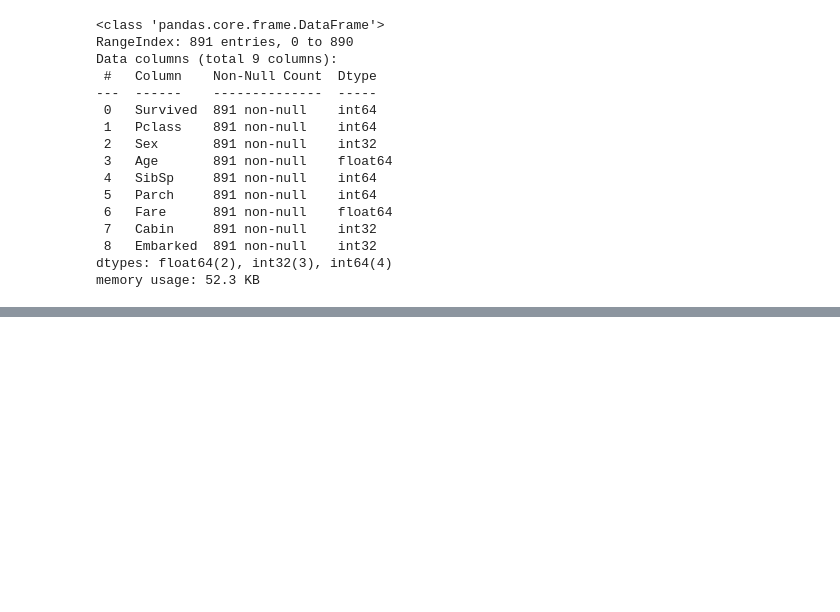
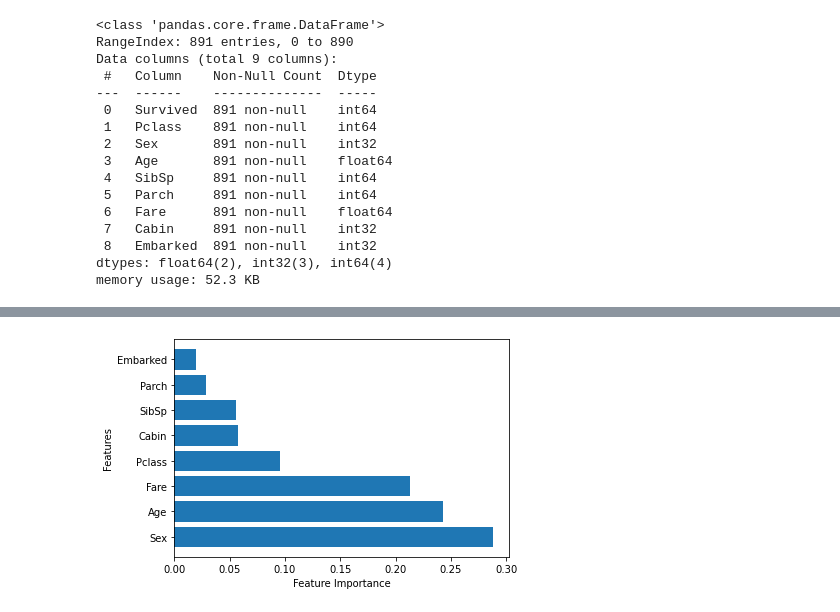
Before and after one commit to luckyspia/TIL, a Jupyter notebook: Machine_Learning/03.Algorithm.ipynb, the cells around one changed output, grey strips where cells are left out. Drawn from its saved outputs; the diff is of its cells as text; code cells hidden in the pictures; blank space fills up the shorter version.

```diff
--- a/Machine_Learning/03.Algorithm.ipynb
+++ b/Machine_Learning/03.Algorithm.ipynb
@@ -105,0 +188,5 @@ X_train, X_test, y_train, y_test = train_test_split(X, y, test_size=0.3)
+# %%
+from sklearn.tree import DecisionTreeClassifier
+
+dt = DecisionTreeClassifier()
+dt.fit(X_train, y_train)
@@ -105,0 +209,3 @@ X_train, X_test, y_train, y_test = train_test_split(X, y, test_size=0.3)
+# %%
+fe = pd.DataFrame({'열이름':X.columns, '변수중요도':dt.feature_importances_}).sort_values('변수중요도',ascending=False)
+fe
@@ -105,0 +222,7 @@ X_train, X_test, y_train, y_test = train_test_split(X, y, test_size=0.3)
+# %%
+plt.barh(fe.열이름, fe.변수중요도, align='center');
+plt.xlabel('Feature Importance')
+plt.ylabel('Features')
+plt.show()
+# %% [output]
+[figure, added]
```
Also changed, not shown: parts of 19 cells of this notebook.
